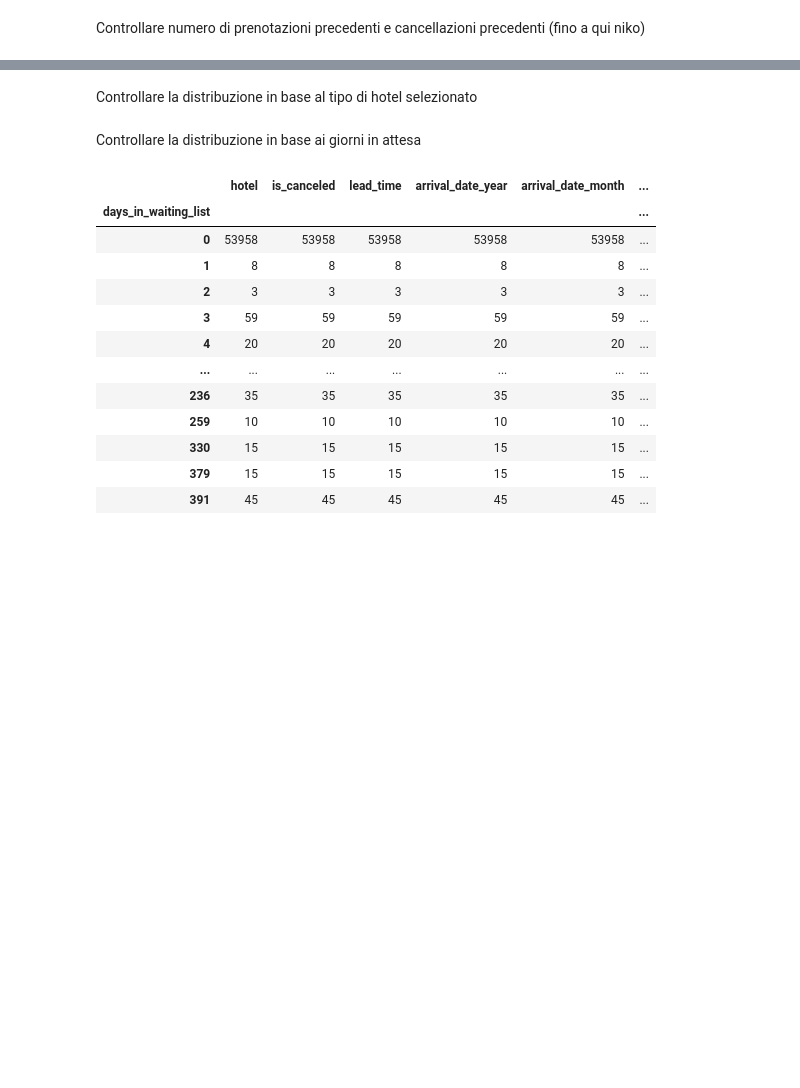
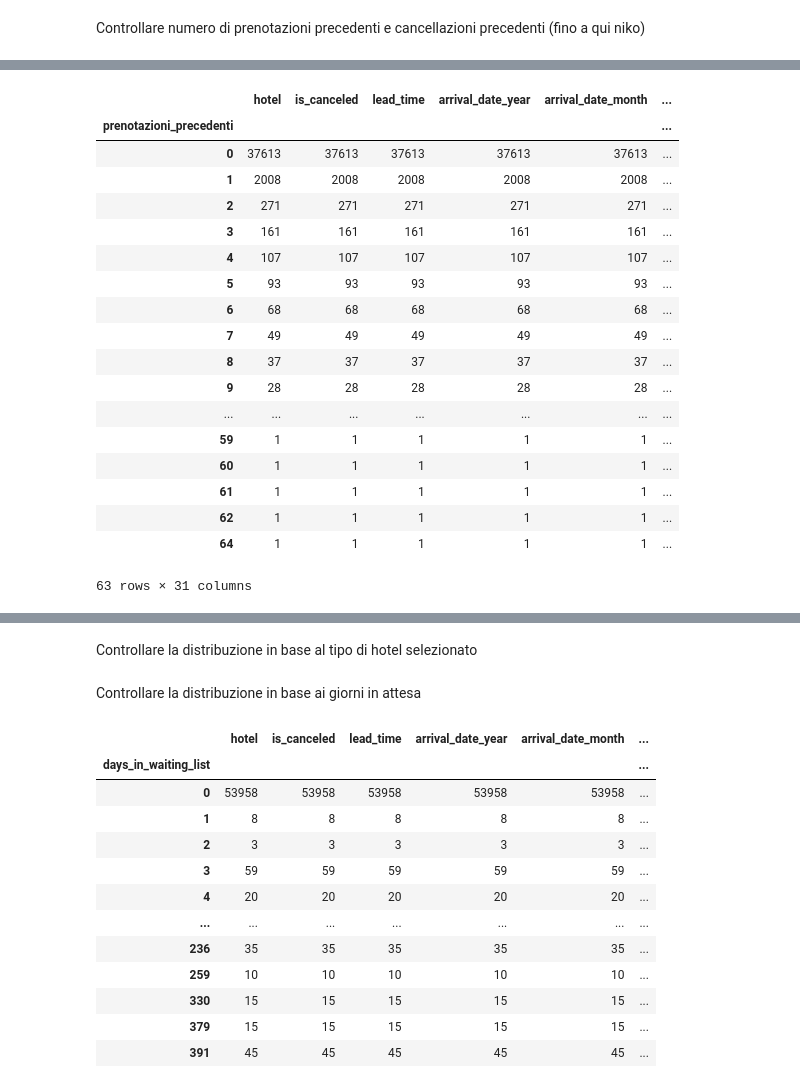
Before and after one commit to Nikocioni/progetto_programmazione_nik_ross_salvo, a Jupyter notebook: progetto_niko_ross_salvo_2.ipynb, the cells around one changed output, grey strips where cells are left out. Drawn from its saved outputs; the diff is of its cells as text; code cells hidden in the pictures; blank space fills up the shorter version.

```diff
--- a/progetto_niko_ross_salvo_2.ipynb
+++ b/progetto_niko_ross_salvo_2.ipynb
@@ -382,0 +519,23 @@ Controllare numero di prenotazioni precedenti e cancellazioni precedenti (fino a
+# %%
+test["prenotazioni_precedenti"] = test["previous_bookings_not_canceled"] + test["previous_cancellations"]
+test.groupby(train["prenotazioni_precedenti"]).count()
+# %% [output]
+|  | hotel | is_canceled | lead_time | arrival_date_year | arrival_date_month | ... |
+| prenotazioni_precedenti |  |  |  |  |  | ... |
+| 0 | 37613 | 37613 | 37613 | 37613 | 37613 | ... |
+| 1 | 2008 | 2008 | 2008 | 2008 | 2008 | ... |
+| 2 | 271 | 271 | 271 | 271 | 271 | ... |
+| 3 | 161 | 161 | 161 | 161 | 161 | ... |
+| 4 | 107 | 107 | 107 | 107 | 107 | ... |
+| 5 | 93 | 93 | 93 | 93 | 93 | ... |
+| 6 | 68 | 68 | 68 | 68 | 68 | ... |
+| 7 | 49 | 49 | 49 | 49 | 49 | ... |
+| 8 | 37 | 37 | 37 | 37 | 37 | ... |
+| 9 | 28 | 28 | 28 | 28 | 28 | ... |
+| ... | ... | ... | ... | ... | ... | ... |
+| 59 | 1 | 1 | 1 | 1 | 1 | ... |
+| 60 | 1 | 1 | 1 | 1 | 1 | ... |
+| 61 | 1 | 1 | 1 | 1 | 1 | ... |
+| 62 | 1 | 1 | 1 | 1 | 1 | ... |
+| 64 | 1 | 1 | 1 | 1 | 1 | ... |
+63 rows × 31 columns
```
Also changed, not shown: parts of 23 cells of this notebook.
